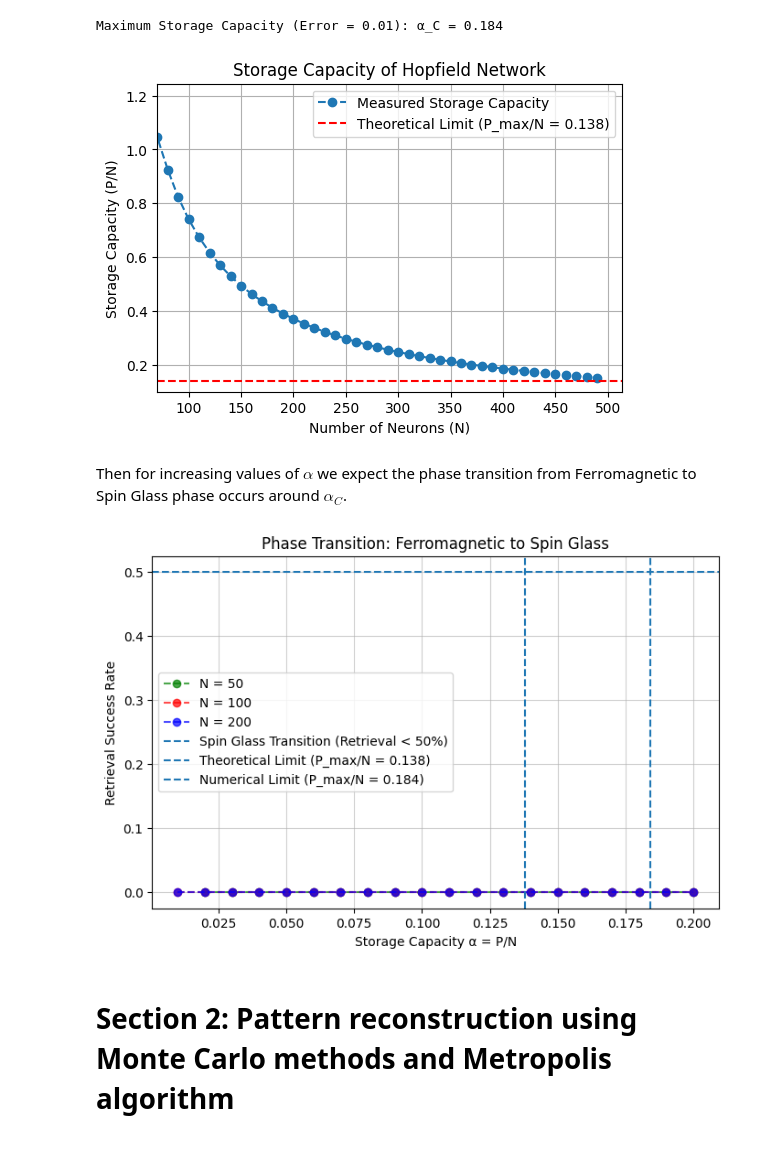
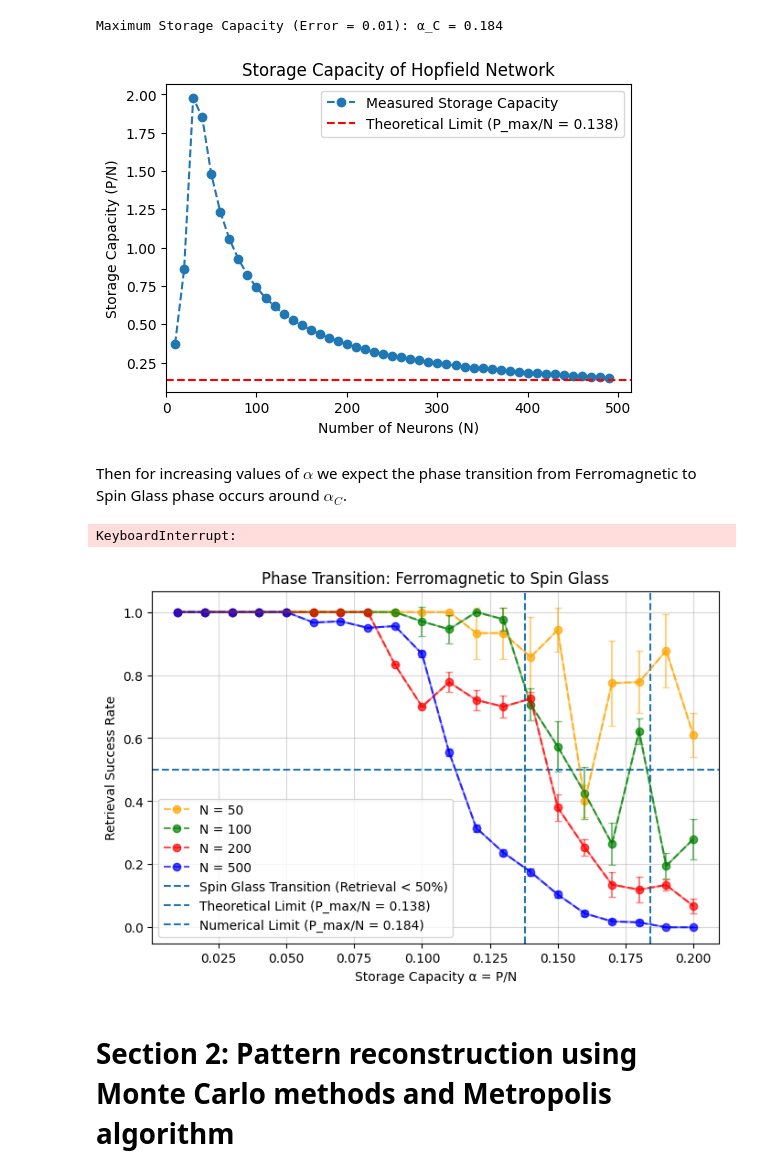
Before and after one commit to edoardo-damore/hopfield_model_and_data_reconstruction, a Jupyter notebook: hopfield_model_and_data_reconstruction.ipynb, the cells around one changed output. Saved outputs shown, nothing was run; the diff lists cells and outputs as text; code cells hidden in the pictures.

```diff
--- a/hopfield_model_and_data_reconstruction.ipynb
+++ b/hopfield_model_and_data_reconstruction.ipynb
@@ -72,12 +72,10 @@ In the following discussion we will compute:
 [1.3] D. J. Amit, "Modeling Brain Functions: The world of attractor neural networks", Cambridge University Press (1989).
 # %%
 def generate_random_patterns(N, P):
-    """ Generate homogeneous binary patterns (+1/-1) """
     xi = np.random.randint(0, 2, (P, N)) * 2 - 1
     return xi
 
 def weight_matrix(patterns):
-    """ Compute Hopfield network weight matrix using Hebbian learning """
     num_patterns, N = patterns.shape
     J = np.tensordot(patterns, patterns, axes=(0, 0)) / N
     np.fill_diagonal(J, 0)
@@ -163,8 +161,7 @@ def update_pattern(input_pattern, J, steps=100, EarlyStop=False):
 
     return pattern
 
-def storage_capacity(N_list, P_range, noise=0.1):
-    """ Analyze max storage capacity change for increasing network size """
+def storage_capacity(N_list, P_range, noise=0.01):
     capacity = []
     for N in N_list:
         max_stored = 0
@@ -182,11 +179,11 @@ def visualize_energy_distribution(stored_patterns, noisy_patterns, J, noise):
     stored_energies = [energy_func(sp, J) for sp in stored_patterns]
     noisy_energies  = [energy_func(ic, J) for ic in noisy_patterns]
 
+    plt.grid(alpha=0.5)
     sns.kdeplot(stored_energies,   label="Memory (Stable)", color="blue", fill=True)
     sns.kdeplot(noisy_energies,    label=f"Noise {noise} (Initial Condition)", color="orange", fill=True)
     plt.xlabel("Energy")
     plt.ylabel("Density")
-    plt.grid(True)
     plt.title("Energy Distribution of States (KDE)")
     plt.legend()
     plt.show()
@@ -196,7 +193,7 @@ def compute_crosstalk(N, P, num_trials):
     if P == 1:
         return np.array([0])
     for _ in range(num_trials):
-        patterns = np.random.choice([-1, 1], size=(P, N))
+        patterns = generate_random_patterns(N, P)
         nu = 0
         other_patterns = np.delete(patterns, nu, axis=0)
         cross_term = (1 / N) * np.dot(other_patterns.T, other_patterns @ patterns[nu])
@@ -459,7 +457,10 @@ plt.show()
 # %%
 steps = 10
 q_params = np.linspace(0.1, 0.9, 8)
+patterns = my_patterns
 plt.figure(figsize=(8, 5))
+plt.grid(alpha=0.5)
+
 for q in q_params:
     my_noisy_patterns = np.array([noisify(pattern, q) for pattern in patterns])
     overlap_tracking = np.zeros((P, steps))
@@ -495,11 +574,12 @@ for N in N_values:
         crosstalk = compute_crosstalk(N, P, num_trials)
         crosstalk_distributions[N].append(crosstalk)
 
-plt.figure(figsize=(20, 20))
-
+plt.figure(figsize=(20, 24))
 for j, N in enumerate(N_values):
     for i, P in enumerate([10, 50, 90]):
         plt.subplot(len(N_values), 3, j*3 + i + 1)
+        plt.grid(alpha=0.5)
+
         p = P_values[P_values == P][0]
 
         counts, bin_edges, _ = plt.hist(crosstalk_distributions[N][p], bins=50, density=True, alpha=0.7, label=f"P={P}")
@@ -517,13 +597,12 @@ for j, N in enumerate(N_values):
         plt.ylabel("Density")
         plt.title(f"Cross-talk Distribution ~ Normal(0, {np.sqrt(P/N):.2f})")
         plt.legend([f"storage capacity={P/N:.2f}", "Gaussian Fit", "Poisson Errors"])
-        plt.grid(True)
 plt.suptitle("Distribution of Cross-Talk terms ~Normal(0, sqrt(P/N)) for increasing network size")
 plt.tight_layout()
 plt.show()
 
 plt.figure(figsize=(10, 6))
-plt.grid(alpha=0.6)
+plt.grid(alpha=0.5)
 
 for N in N_values:
     mean_crosstalk = []
@@ -586,19 +666,21 @@ mean_capacity = np.mean(capacities, axis=0)
 std_capacity  = np.std(capacities, axis=0)
 # %%
 plt.figure(figsize=(6, 4))
+plt.grid(alpha=0.5)
+
 plt.plot(N_list, mean_capacity, marker="o", linestyle="--", label="Measured Storage Capacity")
 #plt.errorbar(N_list, mean_capacity, yerr=std_capacity, alpha=0.5, label="Measured Storage Capacity", capsize=3)
 plt.axhline(y=0.138, color='r', linestyle="--", label="Theoretical Limit (P_max/N = 0.138)")
 plt.xlabel("Number of Neurons (N)")
 plt.ylabel("Storage Capacity (P/N)")
-plt.xlim((70))
+plt.xlim((0))
 plt.legend()
 plt.grid()
 plt.title("Storage Capacity of Hopfield Network")
 plt.show()
 #print("Mean standard deviation:", np.mean(std_capacity))
 # %% [output]
-[figure, old version]
+[figure, new version]
 # %% [markdown]
 Then for increasing values of $\alpha$ we expect the phase transition from Ferromagnetic to Spin Glass phase occurs around $\alpha_C$.
 # %%
@@ -610,6 +692,7 @@ phase_transition_results = {}
 
 for N in N_values:
     phase_diagram = []
+    phase_diagram_std = []
 
     for alpha in alpha_values:
         P = int(alpha * N)
@@ -618,37 +701,46 @@ for N in N_values:
 
         retrieval_success = []
         for _ in range(trials):
-            noisy_patterns = np.array([noisify(p, 0.1) for p in patterns])
-            retrieved_patterns = np.array([abs(update_pattern(p, J, steps=50)) for p in noisy_patterns])
+            noisy_patterns = np.array([noisify(p, 0.01) for p in patterns])
+            retrieved_patterns = np.array([update_pattern(p, J, steps=50) for p in noisy_patterns])
             retrievals = [np.array_equal(retrieved_patterns[i], patterns[i]) for i in range(P)]
             if len(retrievals) > 0: retrieval_mean = np.mean(retrievals)
             else: retrieval_mean = np.nan
             retrieval_success.append(retrieval_mean)
 
-        if len(retrieval_success) > 0: mean_success = np.mean(retrieval_success)
+        if len(retrieval_success) > 0:
+            mean_success = np.mean(retrieval_success)
+            std_success = np.std(retrieval_success)
         else: mean_success = np.nan
 
         phase_diagram.append(mean_success)
+        phase_diagram_std.append(std_success)
 
-    phase_transition_results[N] = np.array(phase_diagram)
+    phase_transition_results[N] = np.array([phase_diagram, phase_diagram_std])
+# %% [output]
+KeyboardInterrupt:
 # %%
 plt.figure(figsize=(8, 5))
-plt.grid(alpha=0.6)
-colors = ["green", "red", "blue"]
-for N, success_rates in phase_transition_results.items():
-    plt.plot(alpha_values, success_rates, alpha=0.7, marker="o", linestyle="--", label=f"N = {N}", color=colors[N_values.index(N)])
+plt.grid(alpha=0.5)
+
+colors = ["green", "red", "blue", "orange"]
+for N, results in phase_transition_results.items():
+    success_rates = results[0]
+    success_rates_std = results[1]
+    plt.plot(alpha_values, success_rates, alpha=0.7, marker="o", linestyle="--", label=f"N = {N}", color=colors[N_values.index(N)-1])
+    plt.errorbar(alpha_values, success_rates, yerr=success_rates_std, alpha=0.5, capsize=3, color=colors[N_values.index(N)-1])
     plt.legend()
 
 plt.axhline(0.5, linestyle="--", label="Spin Glass Transition (Retrieval < 50%)")
 plt.axvline(x=0.138, linestyle="--", label="Theoretical Limit (P_max/N = 0.138)")
 plt.axvline(x=max_capacity, linestyle="--", label="Numerical Limit (P_max/N = 0.184)")
 plt.xlabel("Storage Capacity α = P/N")
 plt.ylabel("Retrieval Success Rate")
 plt.title("Phase Transition: Ferromagnetic to Spin Glass")
 plt.legend()
 plt.show()
 # %% [output]
-[figure, old version]
+[figure, new version]
 # %% [markdown]
 # Section 2: Pattern reconstruction using Monte Carlo methods and Metropolis algorithm
 # %% [markdown]
```
Also changed, not shown: parts of 10 cells of this notebook.
